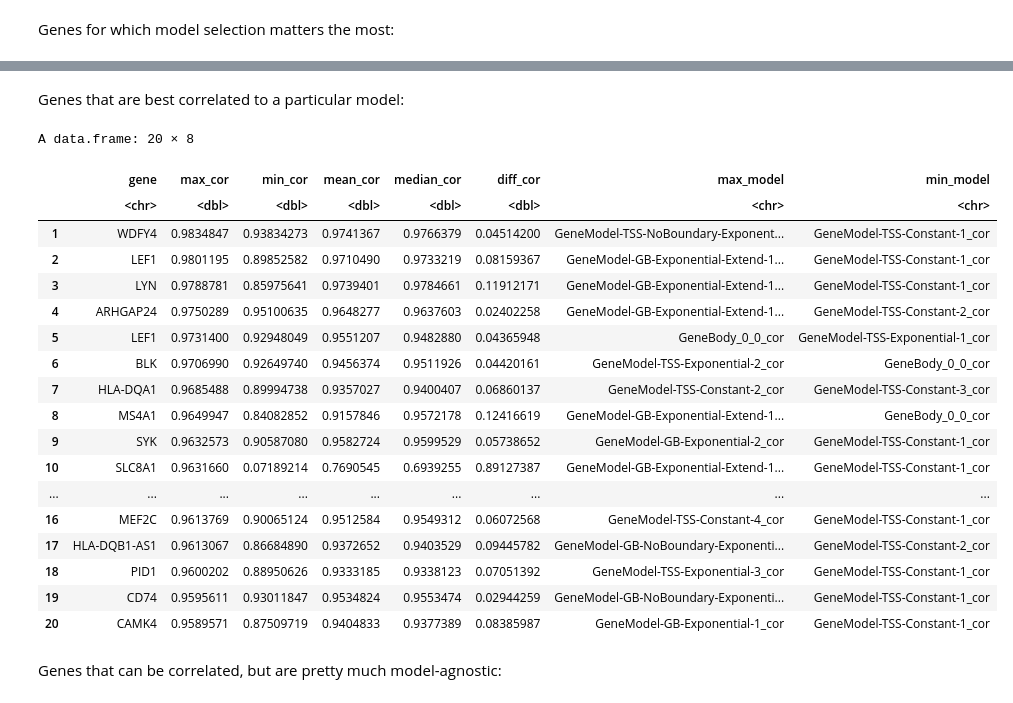
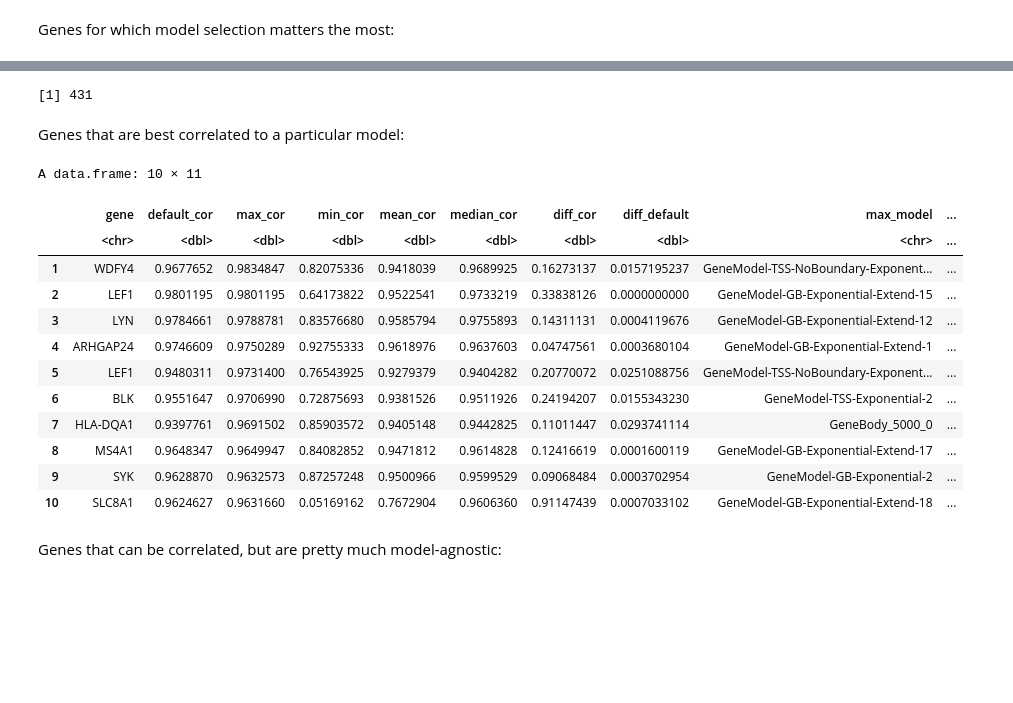
Before and after one commit to aifimmunology/ArchR_2020, a Jupyter notebook: Code/03_compare_scores.ipynb, the cells around one changed output, grey strips where cells are left out. Drawn from its saved outputs; the diff is of its cells as text; code cells hidden in the pictures; blank space fills up the shorter version.

```diff
--- a/Code/03_compare_scores.ipynb
+++ b/Code/03_compare_scores.ipynb
@@ -5,0 +12,4 @@ quiet_library(matrixStats)
+# %%
+rna_mat <- do.call(cbind, map(h5_files, read_h5_dgCMatrix))
+rna_so <- CreateSeuratObject(rna_mat)
+rna_so <- NormalizeData(rna_so)
@@ -5,0 +19,5 @@ quiet_library(matrixStats)
+# %%
+rna_so <- FindVariableFeatures(rna_so, nfeatures = 4000)
+# %%
+var_genes <- VariableFeatures(rna_so)
+str(var_genes)
@@ -40,13 +48,16 @@ res_mat[is.na(res_mat)] <- 0
 ### For each gene, which model works best/worst
 # %%
 cor_df <- data.frame(gene = rownames(res_mat),
+                     default_cor = res_mat[,default_model],
                      max_cor = rowMaxs(res_mat),
                      min_cor = rowMins(res_mat),
                      mean_cor = rowMeans(res_mat),
                      median_cor = rowMedians(res_mat),
                      diff_cor = rowMaxs(res_mat) - rowMins(res_mat),
+                     diff_default = rowMaxs(res_mat) - res_mat[,default_model],
                      max_model = apply(res_mat, 1, function(x) { colnames(res_mat)[which.max(x)] }),
-                     min_model = apply(res_mat, 1, function(x) { colnames(res_mat)[which.min(x)] }))
+                     min_model = apply(res_mat, 1, function(x) { colnames(res_mat)[which.min(x)] }),
+                     seurat_var_gene = rownames(res_mat) %in% var_genes)
 # %% [markdown]
 Genes for which model selection matters the most:
 # %%
@@ -76,29 +119,27 @@ A data.frame: 20 × 8
+# %%
+sum(cor_df$diff_default[cor_df$seurat_var_gene] > 0.2)
+# %% [output]
+[1] 431
 # %% [markdown]
 Genes that are best correlated to a particular model:
 # %%
 cor_df %>%
   arrange(desc(max_cor)) %>%
-  head(20)
+  head(10)
 # %% [output]
-A data.frame: 20 × 8
+A data.frame: 10 × 11
-|  | gene | max_cor | min_cor | mean_cor | median_cor | diff_cor | max_model | min_model |
-|  | <chr> | <dbl> | <dbl> | <dbl> | <dbl> | <dbl> | <chr> | <chr> |
-| 1 | WDFY4 | 0.9834847 | 0.93834273 | 0.9741367 | 0.9766379 | 0.04514200 | GeneModel-TSS-NoBoundary-Exponent... | GeneModel-TSS-Constant-1_cor |
-| 2 | LEF1 | 0.9801195 | 0.89852582 | 0.9710490 | 0.9733219 | 0.08159367 | GeneModel-GB-Exponential-Extend-1... | GeneModel-TSS-Constant-1_cor |
-| 3 | LYN | 0.9788781 | 0.85975641 | 0.9739401 | 0.9784661 | 0.11912171 | GeneModel-GB-Exponential-Extend-1... | GeneModel-TSS-Constant-1_cor |
-| 4 | ARHGAP24 | 0.9750289 | 0.95100635 | 0.9648277 | 0.9637603 | 0.02402258 | GeneModel-GB-Exponential-Extend-1... | GeneModel-TSS-Constant-2_cor |
-| 5 | LEF1 | 0.9731400 | 0.92948049 | 0.9551207 | 0.9482880 | 0.04365948 | GeneBody_0_0_cor | GeneModel-TSS-Exponential-1_cor |
-| 6 | BLK | 0.9706990 | 0.92649740 | 0.9456374 | 0.9511926 | 0.04420161 | GeneModel-TSS-Exponential-2_cor | GeneBody_0_0_cor |
-| 7 | HLA-DQA1 | 0.9685488 | 0.89994738 | 0.9357027 | 0.9400407 | 0.06860137 | GeneModel-TSS-Constant-2_cor | GeneModel-TSS-Constant-3_cor |
-| 8 | MS4A1 | 0.9649947 | 0.84082852 | 0.9157846 | 0.9572178 | 0.12416619 | GeneModel-GB-Exponential-Extend-1... | GeneBody_0_0_cor |
-| 9 | SYK | 0.9632573 | 0.90587080 | 0.9582724 | 0.9599529 | 0.05738652 | GeneModel-GB-Exponential-2_cor | GeneModel-TSS-Constant-1_cor |
-| 10 | SLC8A1 | 0.9631660 | 0.07189214 | 0.7690545 | 0.6939255 | 0.89127387 | GeneModel-GB-Exponential-Extend-1... | GeneModel-TSS-Constant-1_cor |
-| ... | ... | ... | ... | ... | ... | ... | ... | ... |
-| 16 | MEF2C | 0.9613769 | 0.90065124 | 0.9512584 | 0.9549312 | 0.06072568 | GeneModel-TSS-Constant-4_cor | GeneModel-TSS-Constant-1_cor |
-| 17 | HLA-DQB1-AS1 | 0.9613067 | 0.86684890 | 0.9372652 | 0.9403529 | 0.09445782 | GeneModel-GB-NoBoundary-Exponenti... | GeneModel-TSS-Constant-2_cor |
-| 18 | PID1 | 0.9600202 | 0.88950626 | 0.9333185 | 0.9338123 | 0.07051392 | GeneModel-TSS-Exponential-3_cor | GeneModel-TSS-Constant-1_cor |
-| 19 | CD74 | 0.9595611 | 0.93011847 | 0.9534824 | 0.9553474 | 0.02944259 | GeneModel-GB-NoBoundary-Exponenti... | GeneModel-TSS-Constant-1_cor |
-| 20 | CAMK4 | 0.9589571 | 0.87509719 | 0.9404833 | 0.9377389 | 0.08385987 | GeneModel-GB-Exponential-1_cor | GeneModel-TSS-Constant-1_cor |
+|  | gene | default_cor | max_cor | min_cor | mean_cor | median_cor | diff_cor | diff_default | max_model | ... |
+|  | <chr> | <dbl> | <dbl> | <dbl> | <dbl> | <dbl> | <dbl> | <dbl> | <chr> | ... |
+| 1 | WDFY4 | 0.9677652 | 0.9834847 | 0.82075336 | 0.9418039 | 0.9689925 | 0.16273137 | 0.0157195237 | GeneModel-TSS-NoBoundary-Exponent... | ... |
+| 2 | LEF1 | 0.9801195 | 0.9801195 | 0.64173822 | 0.9522541 | 0.9733219 | 0.33838126 | 0.0000000000 | GeneModel-GB-Exponential-Extend-15 | ... |
+| 3 | LYN | 0.9784661 | 0.9788781 | 0.83576680 | 0.9585794 | 0.9755893 | 0.14311131 | 0.0004119676 | GeneModel-GB-Exponential-Extend-12 | ... |
+| 4 | ARHGAP24 | 0.9746609 | 0.9750289 | 0.92755333 | 0.9618976 | 0.9637603 | 0.04747561 | 0.0003680104 | GeneModel-GB-Exponential-Extend-1 | ... |
+| 5 | LEF1 | 0.9480311 | 0.9731400 | 0.76543925 | 0.9279379 | 0.9404282 | 0.20770072 | 0.0251088756 | GeneModel-TSS-NoBoundary-Exponent... | ... |
+| 6 | BLK | 0.9551647 | 0.9706990 | 0.72875693 | 0.9381526 | 0.9511926 | 0.24194207 | 0.0155343230 | GeneModel-TSS-Exponential-2 | ... |
+| 7 | HLA-DQA1 | 0.9397761 | 0.9691502 | 0.85903572 | 0.9405148 | 0.9442825 | 0.11011447 | 0.0293741114 | GeneBody_5000_0 | ... |
+| 8 | MS4A1 | 0.9648347 | 0.9649947 | 0.84082852 | 0.9471812 | 0.9614828 | 0.12416619 | 0.0001600119 | GeneModel-GB-Exponential-Extend-17 | ... |
+| 9 | SYK | 0.9628870 | 0.9632573 | 0.87257248 | 0.9500966 | 0.9599529 | 0.09068484 | 0.0003702954 | GeneModel-GB-Exponential-2 | ... |
+| 10 | SLC8A1 | 0.9624627 | 0.9631660 | 0.05169162 | 0.7672904 | 0.9606360 | 0.91147439 | 0.0007033102 | GeneModel-GB-Exponential-Extend-18 | ... |
 # %% [markdown]
 Genes that can be correlated, but are pretty much model-agnostic:
 # %%
```
Also changed, not shown: parts of 22 cells of this notebook, 16 other files.
